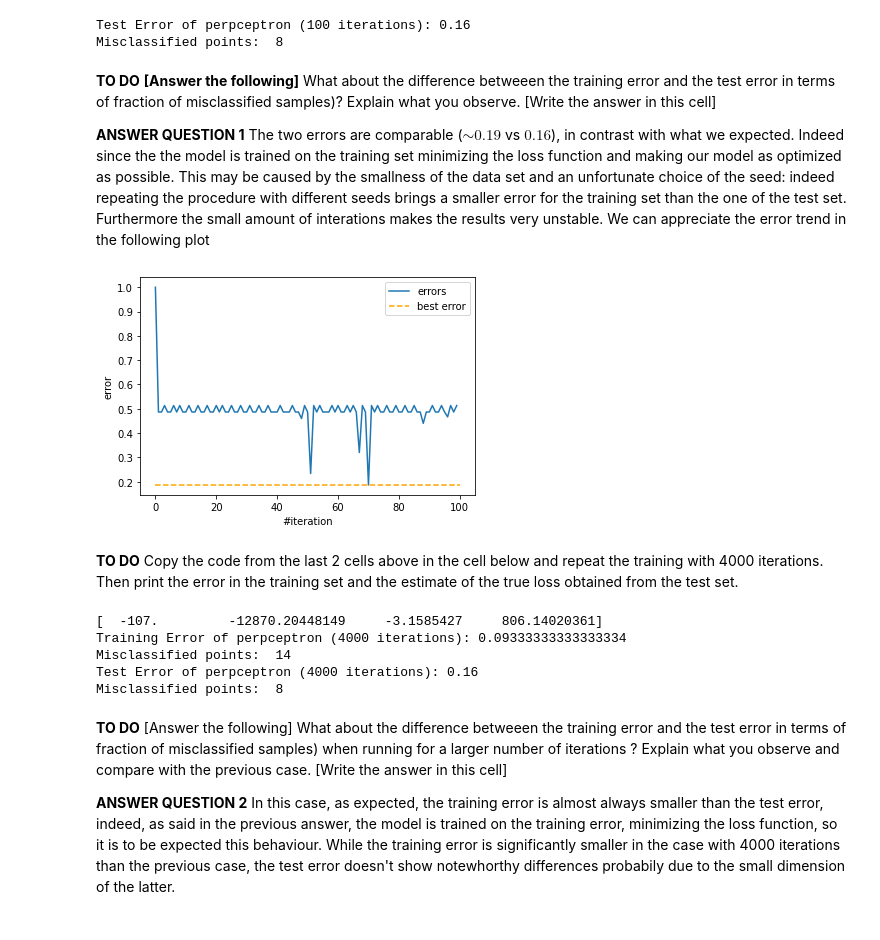
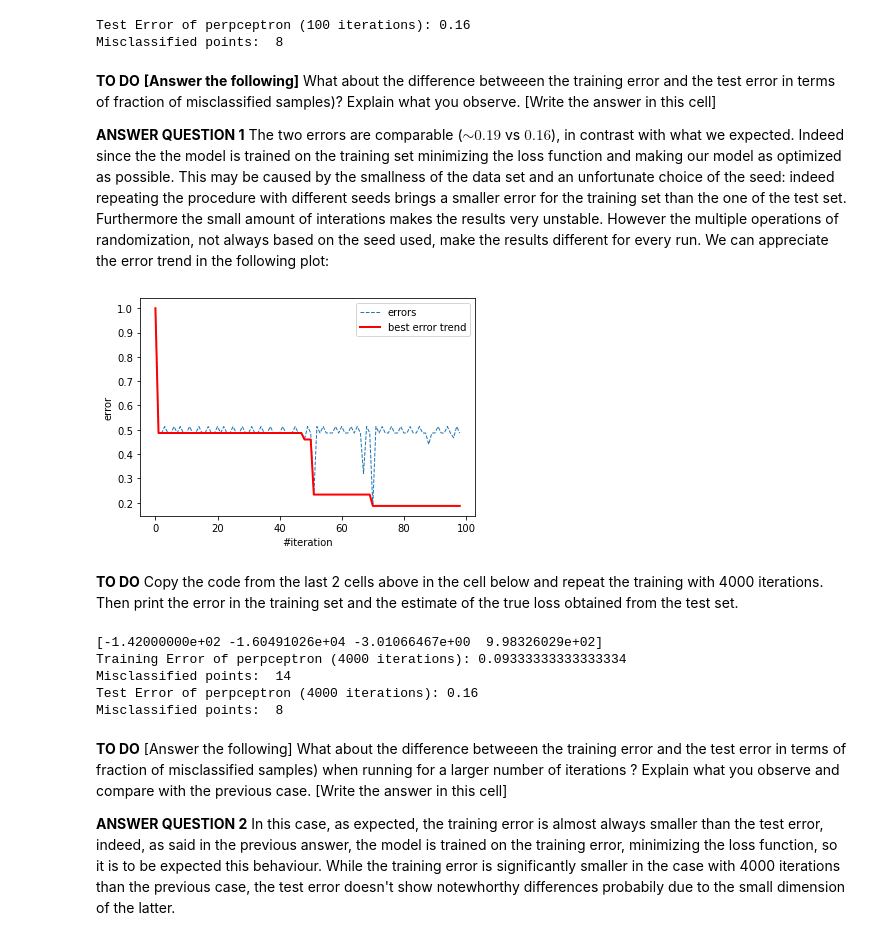
Before and after one commit to aidinattar/MachineLearning_Projects, a Jupyter notebook: Linear_Predictors/lab1/Attar_Aidin_Lab1.ipynb, the cells around one changed output. Saved outputs shown, nothing was run; the diff lists cells and outputs as text; code cells hidden in the pictures.

```diff
--- a/Linear_Predictors/lab1/Attar_Aidin_Lab1.ipynb
+++ b/Linear_Predictors/lab1/Attar_Aidin_Lab1.ipynb
@@ -263,8 +276,8 @@ def perceptron(X, Y, max_num_iterations):
 Now we use the implementation above of the perceptron to learn a model from the training data using 100 iterations and print the error of the best model we have found.
 # %%
 #now run the perceptron for 100 iterations
-w_found, error, errors = perceptron(X_training,Y_training, 100)
+w_found, error, errors, best_errors = perceptron(X_training,Y_training, 100)
 print(w_found)
-print("Training Error of perpceptron (100 iterations): " + str(error))
-print("Misclassified points: ", int(error*m_training))
+print("Training Error of perpceptron (100 iterations): " + str(           error))
+print(                          "Misclassified points: " , int(error*m_training))
 # %% [output]
@@ -294,26 +306,34 @@ Misclassified points:  8
 **TO DO** **[Answer the following]** What about the difference betweeen the training error and the test error  in terms of fraction of misclassified samples)? Explain what you observe. [Write the answer in this cell]
 
 **ANSWER QUESTION 1**
-The two errors are comparable ($\sim 0.19$ vs $0.16$), in contrast with what we expected. Indeed since the the model is trained on the training set minimizing the loss function and making our model as optimized as possible. This may be caused by the smallness of the data set and an unfortunate choice of the seed: indeed repeating the procedure with different seeds brings a smaller error for the training set than the one of the test set. Furthermore the small amount of interations makes the results very unstable. We can appreciate the error trend in the following plot
+The two errors are comparable ($\sim 0.19$ vs $0.16$), in contrast with what we expected. Indeed since the the model is trained on the training set minimizing the loss function and making our model as optimized as possible. This may be caused by the smallness of the data set and an unfortunate choice of the seed: indeed repeating the procedure with different seeds brings a smaller error for the training set than the one of the test set. Furthermore the small amount of interations makes the results very unstable. However the multiple operations of randomization, not always based on the seed used, make the results different for every run. We can appreciate the error trend in the following plot:
 # %%
 #plt.scatter(np.arange(len(errors)), errors, label = 'errors', color = 'C0', marker = 'x', s = 1)
-plt.plot(np.arange(len(errors)), errors, label = 'errors', color = 'C0')
+plt.plot(np.arange(len(errors)), errors,
+         label     = 'errors',
+         color     =     'C0',
+         linestyle = 'dashed',
+         linewidth =        1)
 plt.xlabel('#iteration')
 plt.ylabel('error')
-plt.hlines(error, 0, len(errors), colors = 'orange', linestyles = 'dashed', label = 'best error')
+plt.plot(np.arange(len(best_errors)), best_errors,
+         label     = 'best error trend',
+         color     =              'red',
+         linestyle =                '-',
+         linewidth =                  2)
 plt.legend()
 plt.show()
 # %% [output]
-[figure, old version]
+[figure, new version]
 # %% [markdown]
 **TO DO** Copy the code from the last 2 cells above in the cell below and repeat the training with 4000 iterations. Then print the error in the training set and the estimate of the true loss obtained from the test set.
 # %%
 #now run the perceptron for 4000 iterations here!
 
-w_found, error, errors = perceptron(X_training,Y_training, 4000)
-print(w_found)
-print("Training Error of perpceptron (4000 iterations): " + str(error))
-print("Misclassified points: ", int(error*m_training))
+w_found, error, errors, best_errors = perceptron(X_training,Y_training, 4000)
+print(                                                          w_found          )
+print("Training Error of perpceptron (4000 iterations): " + str(error           ))
+print(                           "Misclassified points: " , int(error*m_training))
 
 # PLACE YOUR CODE
 num_errors = 0
@@ -326,9 +346,9 @@ for i in range(m_test):
 true_loss_estimate = num_errors/m_test  # error rate on the test set
 
 print("Test Error of perpceptron (4000 iterations): " + str(true_loss_estimate))
-print("Misclassified points: ", num_errors)
+print(                       "Misclassified points: " ,             num_errors )
 # %% [output]
-[  -107.         -12870.20448149     -3.1585427     806.14020361]
+[-1.42000000e+02 -1.60491026e+04 -3.01066467e+00  9.98326029e+02]
 Training Error of perpceptron (4000 iterations): 0.09333333333333334
 Misclassified points:  14
 Test Error of perpceptron (4000 iterations): 0.16
```
Also changed, not shown: parts of 26 cells of this notebook.
